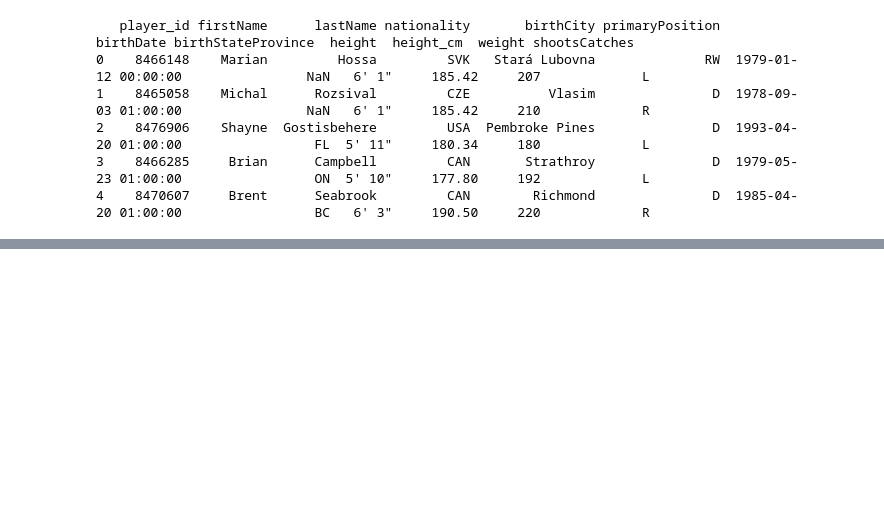
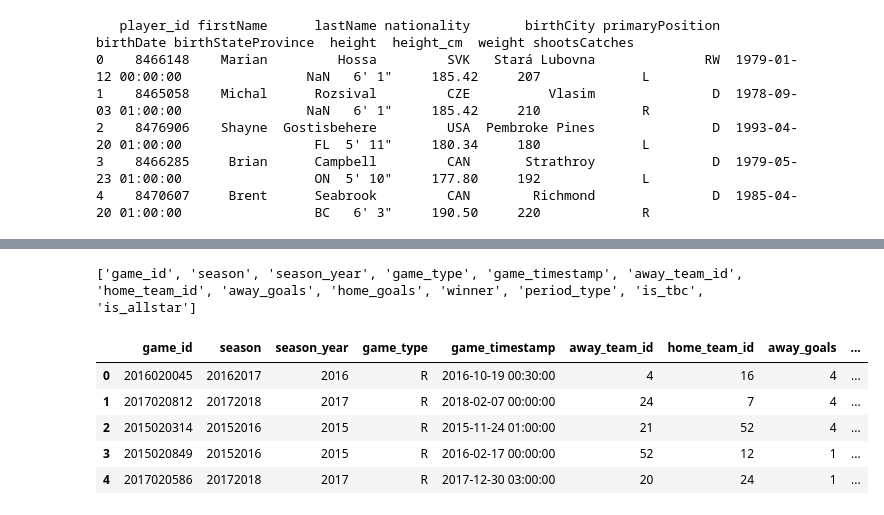
Before and after one commit to yhtande/nhl-practice, a Jupyter notebook: notebook/Untitled.ipynb, the cells around one changed output, grey strips where cells are left out. Saved outputs shown, nothing was run; the diff lists cells and outputs as text; code cells hidden in the pictures; blank space fills up the shorter version.

```diff
--- a/notebook/Untitled.ipynb
+++ b/notebook/Untitled.ipynb
@@ -261,0 +280,15 @@ print(con.execute("SELECT * FROM raw.player_info LIMIT 5").fetchdf().to_string()
+# %%
+# Check what game_teams_stats staging looks like
+df = con.execute("""
+    SELECT * FROM main_staging.stg_game LIMIT 5
+""").fetchdf()
+print(df.columns.tolist())
+df
+# %% [output]
+['game_id', 'season', 'season_year', 'game_type', 'game_timestamp', 'away_team_id', 'home_team_id', 'away_goals', 'home_goals', 'winner', 'period_type', 'is_tbc', 'is_allstar']
+|  | game_id | season | season_year | game_type | game_timestamp | away_team_id | home_team_id | away_goals | ... |
+| 0 | 2016020045 | 20162017 | 2016 | R | 2016-10-19 00:30:00 | 4 | 16 | 4 | ... |
+| 1 | 2017020812 | 20172018 | 2017 | R | 2018-02-07 00:00:00 | 24 | 7 | 4 | ... |
+| 2 | 2015020314 | 20152016 | 2015 | R | 2015-11-24 01:00:00 | 21 | 52 | 4 | ... |
+| 3 | 2015020849 | 20152016 | 2015 | R | 2016-02-17 00:00:00 | 52 | 12 | 1 | ... |
+| 4 | 2017020586 | 20172018 | 2017 | R | 2017-12-30 03:00:00 | 20 | 24 | 1 | ... |
```
Also changed, not shown: parts of 3 cells of this notebook, 3 other files.
